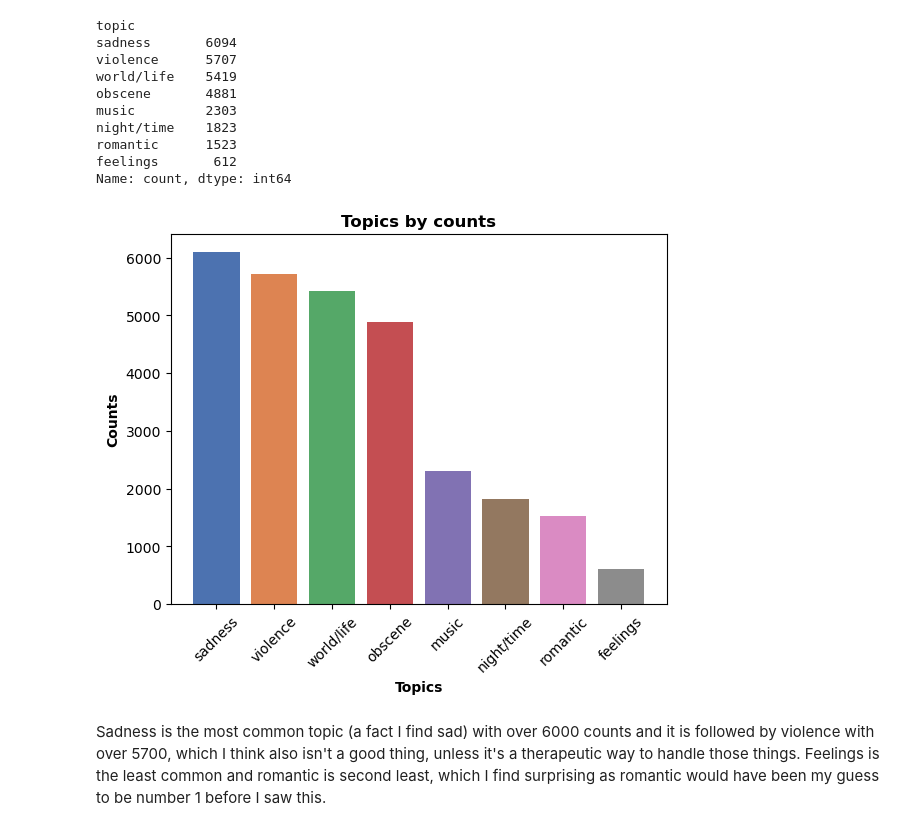
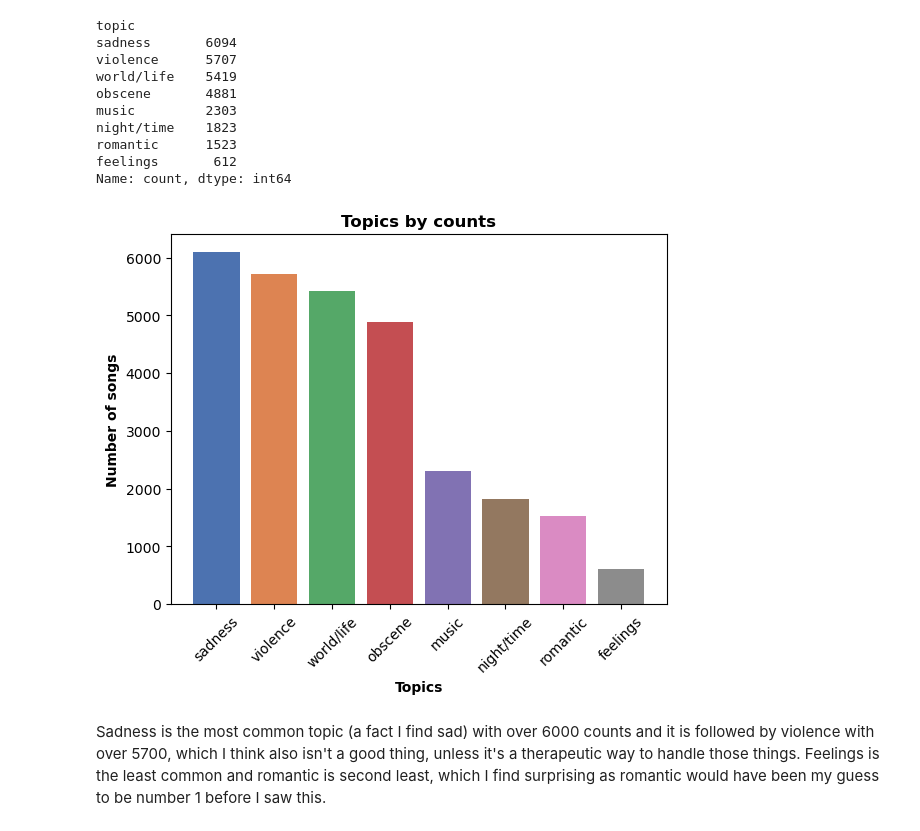
Before and after one commit to dq93/Playlist_Predictor, a Jupyter notebook: notebooks/EDA.ipynb, the cells around one changed output. Drawn from its saved outputs; the diff is of its cells as text; code cells hidden in the pictures.

```diff
--- a/notebooks/EDA.ipynb
+++ b/notebooks/EDA.ipynb
@@ -146,14 +146,14 @@ Name: count, dtype: int64
 # %%
 colors2 = sns.color_palette('deep', len(topic_counts))
 
 plt.bar(topic_counts.index, topic_counts.values, color=colors2)
 plt.title('Topics by counts', weight='bold')
 plt.xlabel('Topics', weight='bold')
 plt.xticks(rotation=45)
-plt.ylabel('Counts', weight='bold')
+plt.ylabel('Number of songs', weight='bold')
 plt.show()
 # %% [output]
-[figure, old version]
+[figure, new version]
 # %% [markdown]
 Sadness is the most common topic (a fact I find sad) with over 6000 counts and it is followed by violence with over 5700, which I think also isn't a good thing, unless it's a therapeutic way to handle those things. Feelings is the least common and romantic is second least, which I find surprising as romantic would have been my guess to be number 1 before I saw this.
 # %%
```
Also changed, not shown: parts of 5 cells of this notebook, 2 other files.
